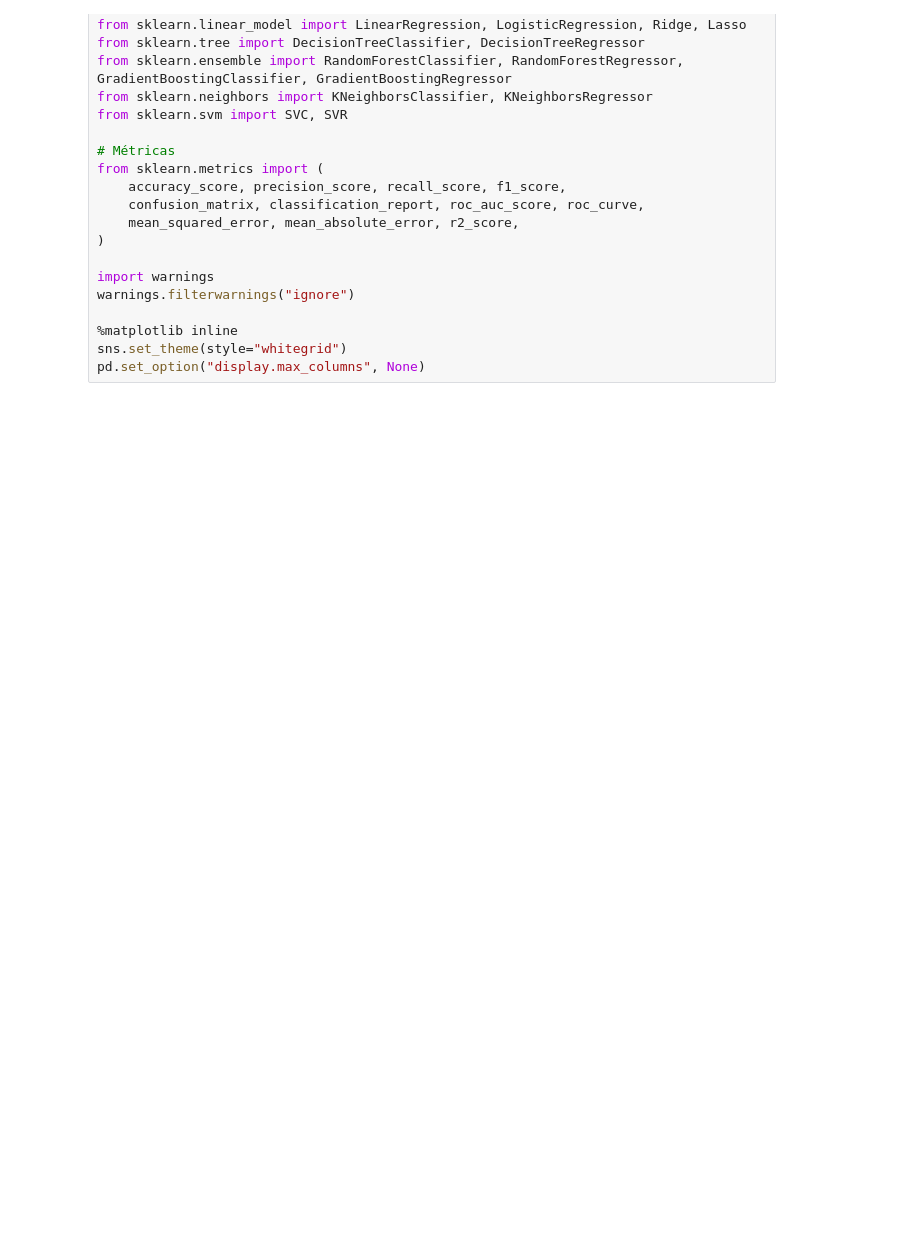
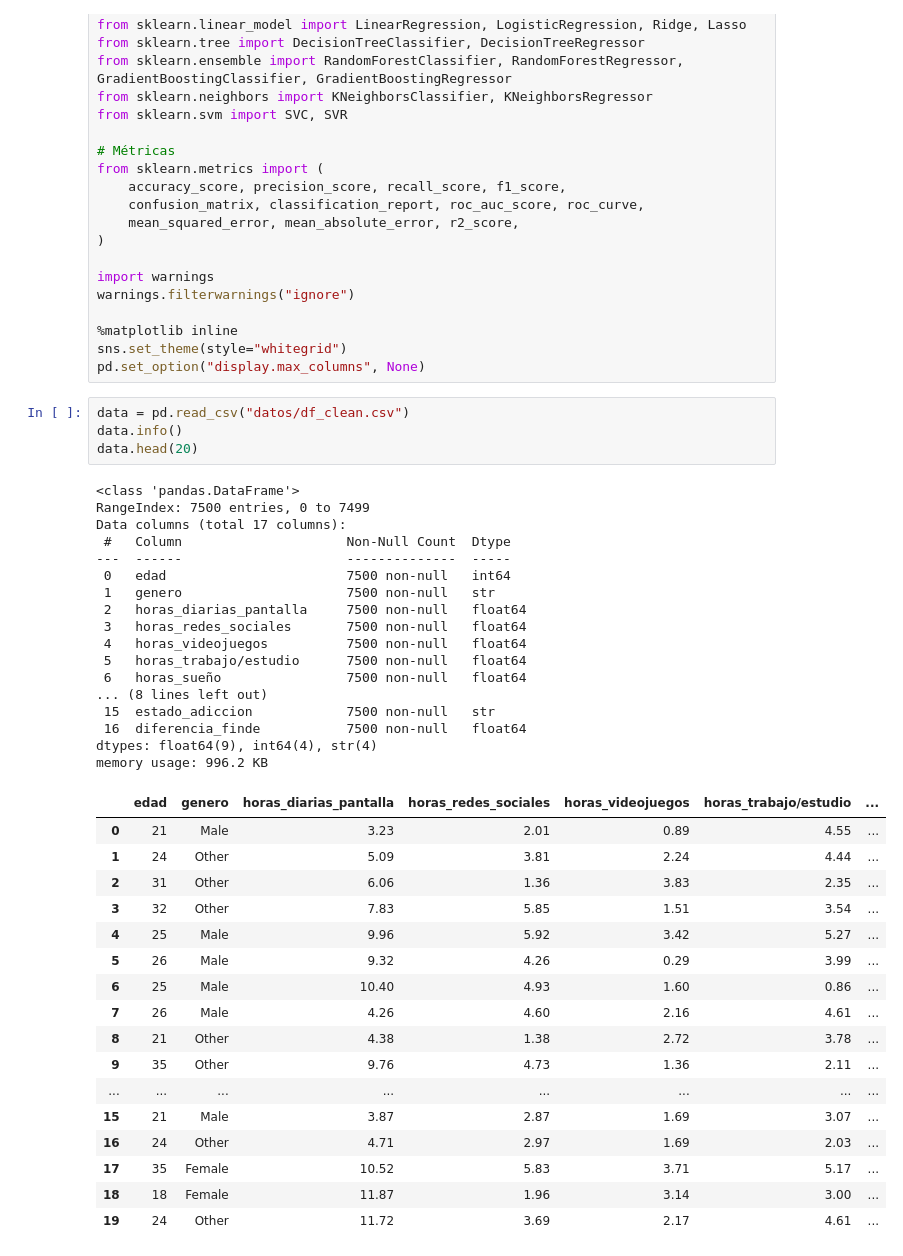
Before and after one commit to frankrubio/Smartphone-use-prediction-UTEC, a Jupyter notebook: project_p2/p2.ipynb, the cells around one changed output. Saved outputs shown, nothing was run; the diff lists cells and outputs as text; blank space fills up the shorter version.

```diff
--- a/project_p2/p2.ipynb
+++ b/project_p2/p2.ipynb
@@ -38,3 +38,42 @@ warnings.filterwarnings("ignore")
 %matplotlib inline
 sns.set_theme(style="whitegrid")
 pd.set_option("display.max_columns", None)
+# %%
+data = pd.read_csv("datos/df_clean.csv")
+data.info()
+data.head(20)
+# %% [output]
+<class 'pandas.DataFrame'>
+RangeIndex: 7500 entries, 0 to 7499
+Data columns (total 17 columns):
+ #   Column                     Non-Null Count  Dtype
+---  ------                     --------------  -----
+ 0   edad                       7500 non-null   int64
+ 1   genero                     7500 non-null   str
+ 2   horas_diarias_pantalla     7500 non-null   float64
+ 3   horas_redes_sociales       7500 non-null   float64
+ 4   horas_videojuegos          7500 non-null   float64
+ 5   horas_trabajo/estudio      7500 non-null   float64
+ 6   horas_sueño                7500 non-null   float64
+... (8 lines left out)
+ 15  estado_adiccion            7500 non-null   str
+ 16  diferencia_finde           7500 non-null   float64
+dtypes: float64(9), int64(4), str(4)
+memory usage: 996.2 KB
+|  | edad | genero | horas_diarias_pantalla | horas_redes_sociales | horas_videojuegos | horas_trabajo/estudio | ... |
+| 0 | 21 | Male | 3.23 | 2.01 | 0.89 | 4.55 | ... |
+| 1 | 24 | Other | 5.09 | 3.81 | 2.24 | 4.44 | ... |
+| 2 | 31 | Other | 6.06 | 1.36 | 3.83 | 2.35 | ... |
+| 3 | 32 | Other | 7.83 | 5.85 | 1.51 | 3.54 | ... |
+| 4 | 25 | Male | 9.96 | 5.92 | 3.42 | 5.27 | ... |
+| 5 | 26 | Male | 9.32 | 4.26 | 0.29 | 3.99 | ... |
+| 6 | 25 | Male | 10.40 | 4.93 | 1.60 | 0.86 | ... |
+| 7 | 26 | Male | 4.26 | 4.60 | 2.16 | 4.61 | ... |
+| 8 | 21 | Other | 4.38 | 1.38 | 2.72 | 3.78 | ... |
+| 9 | 35 | Other | 9.76 | 4.73 | 1.36 | 2.11 | ... |
+| ... | ... | ... | ... | ... | ... | ... | ... |
+| 15 | 21 | Male | 3.87 | 2.87 | 1.69 | 3.07 | ... |
+| 16 | 24 | Other | 4.71 | 2.97 | 1.69 | 2.03 | ... |
+| 17 | 35 | Female | 10.52 | 5.83 | 3.71 | 5.17 | ... |
+| 18 | 18 | Female | 11.87 | 1.96 | 3.14 | 3.00 | ... |
+| 19 | 24 | Other | 11.72 | 3.69 | 2.17 | 4.61 | ... |
```
Also changed, not shown: parts of 6 cells of this notebook.
